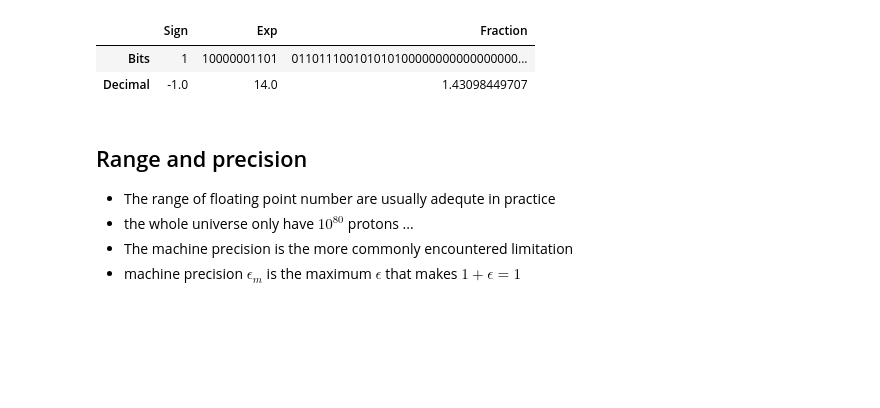
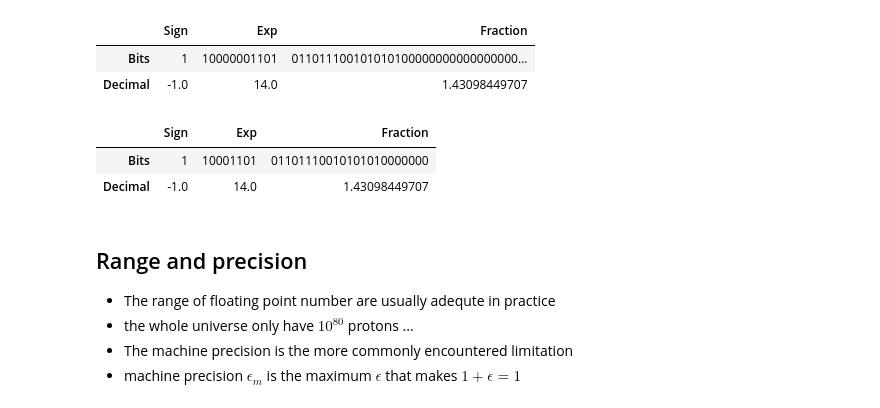
Before and after one commit to AndSoOn/Advaced_Python_In_Finance, a Jupyter notebook: lecture_1/Lecture1_tmp.ipynb, the cells around one changed output. Cells and saved outputs as stored; diff of their text form; code cells hidden in the pictures; blank space fills up the shorter version.

```diff
--- a/lecture_1/Lecture1_tmp.ipynb
+++ b/lecture_1/Lecture1_tmp.ipynb
@@ -395,6 +420,12 @@ f2parts(-23445.25, 64)
 |  | Sign | Exp | Fraction |
 | Bits | 1 | 10000001101 | 011011100101010100000000000000000... |
 | Decimal | -1.0 | 14.0 | 1.43098449707 |
+# %%
+f2parts(-23445.25, 32)
+# %% [output]
+|  | Sign | Exp | Fraction |
+| Bits | 1 | 10001101 | 01101110010101010000000 |
+| Decimal | -1.0 | 14.0 | 1.43098449707 |
 # %% [markdown]
 ## Range and precision
 
```
Also changed, not shown: parts of 13 cells of this notebook, 9 other files.
